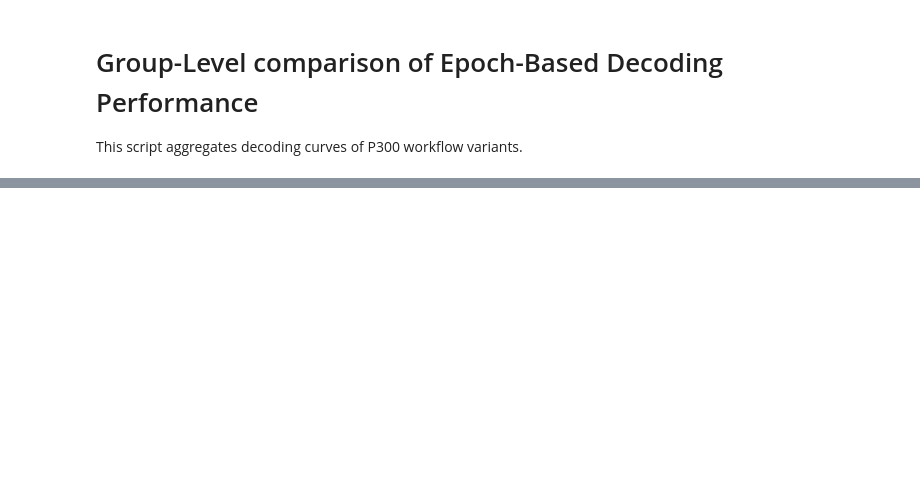
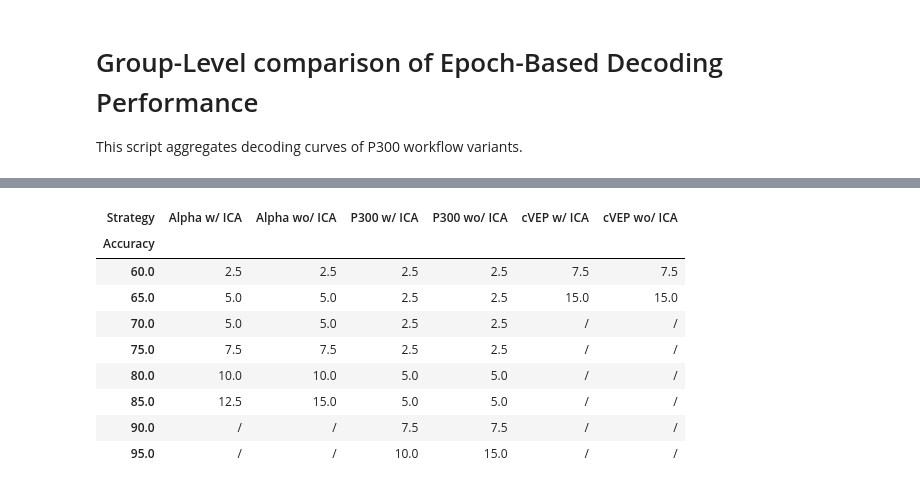
Before and after one commit to rvodila/Decoding-Covert-Attention-2025, a Jupyter notebook: Notebooks/photo-ready/GroupLEVEL_Arena.ipynb, the cells around one changed output, grey strips where cells are left out. Cells and saved outputs as stored; diff of their text form; code cells hidden in the pictures; blank space fills up the shorter version.

```diff
--- a/Notebooks/photo-ready/GroupLEVEL_Arena.ipynb
+++ b/Notebooks/photo-ready/GroupLEVEL_Arena.ipynb
@@ -227,0 +233,13 @@ data
+# %%
+time_df
+# %% [output]
+| Strategy | Alpha w/ ICA | Alpha wo/ ICA | P300 w/ ICA | P300 wo/ ICA | cVEP w/ ICA | cVEP wo/ ICA |
+| Accuracy |  |  |  |  |  |  |
+| 60.0 | 2.5 | 2.5 | 2.5 | 2.5 | 7.5 | 7.5 |
+| 65.0 | 5.0 | 5.0 | 2.5 | 2.5 | 15.0 | 15.0 |
+| 70.0 | 5.0 | 5.0 | 2.5 | 2.5 | / | / |
+| 75.0 | 7.5 | 7.5 | 2.5 | 2.5 | / | / |
+| 80.0 | 10.0 | 10.0 | 5.0 | 5.0 | / | / |
+| 85.0 | 12.5 | 15.0 | 5.0 | 5.0 | / | / |
+| 90.0 | / | / | 7.5 | 7.5 | / | / |
+| 95.0 | / | / | 10.0 | 15.0 | / | / |
```
Also changed, not shown: parts of 7 cells of this notebook, 6 other files.
